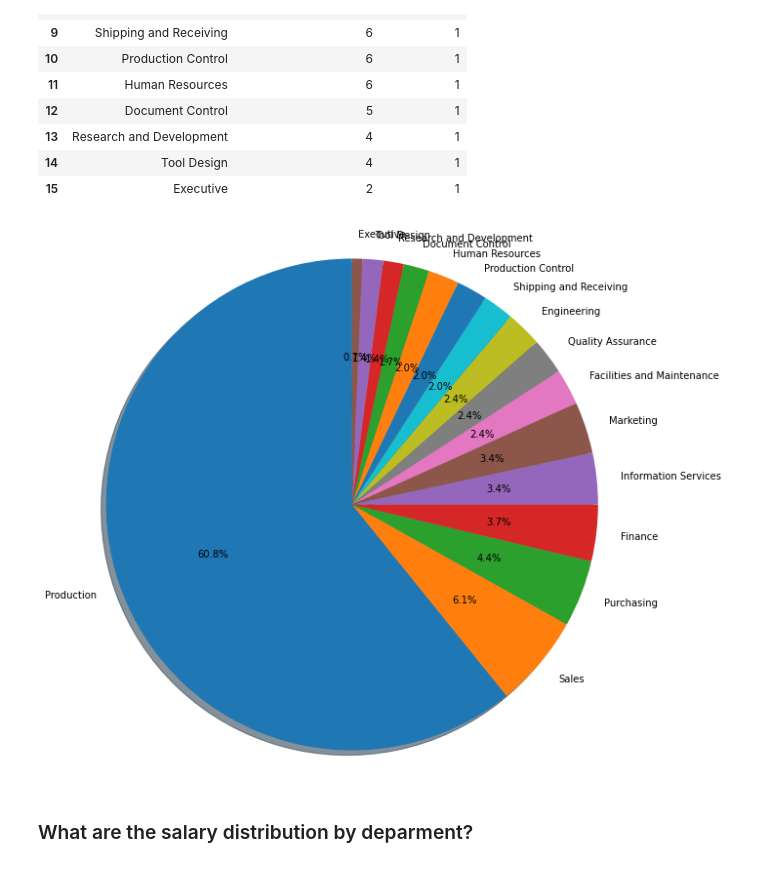
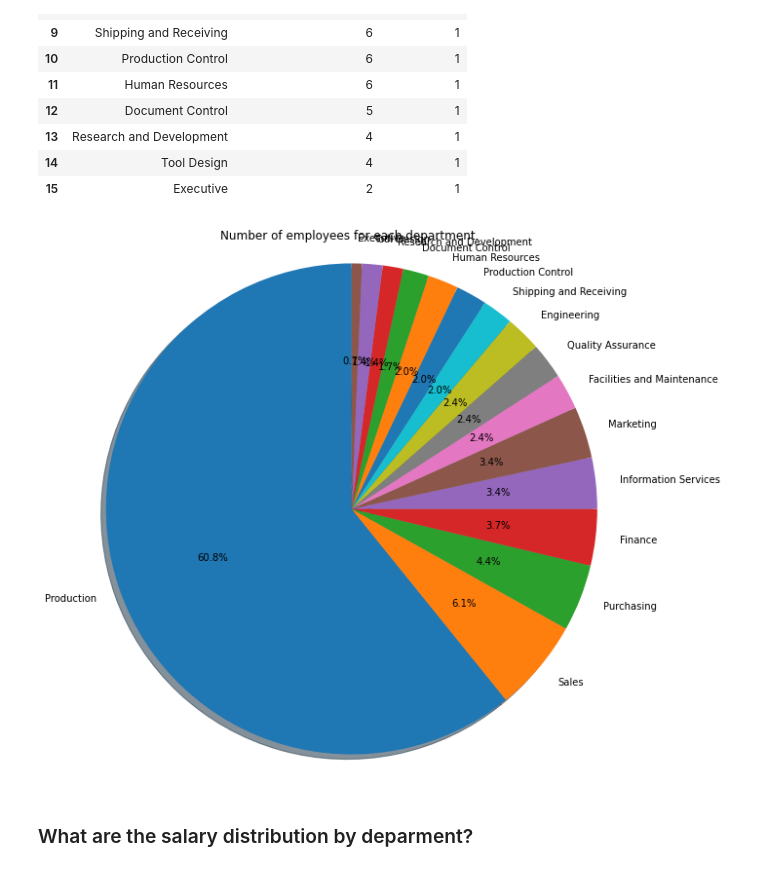
Before and after one commit to nikolaevtomov/adventureworks, a Jupyter notebook: notebook/1.humanresources.ipynb, the cells around one changed output. Saved outputs shown, nothing was run; the diff lists cells and outputs as text; code cells hidden in the pictures.

```diff
--- a/notebook/1.humanresources.ipynb
+++ b/notebook/1.humanresources.ipynb
@@ -215,16 +215,17 @@ number_of_employees_by_deparment_df
 # %%
 fig, ax = plt.subplots(figsize=(10, 10))
 
 ax.pie(number_of_employees_by_deparment_df['number_of_employees'],
         labels=number_of_employees_by_deparment_df['deparment_name'],
         autopct='%1.1f%%',
         shadow=True, startangle=90)
 
+ax.set_title('Number of employees for each department.')
 ax.axis('equal')
 
 plt.show()
 # %% [output]
-[figure, old version]
+[figure, new version]
 # %% [markdown]
 ### What are the salary distribution by deparment?
 # %%
```
